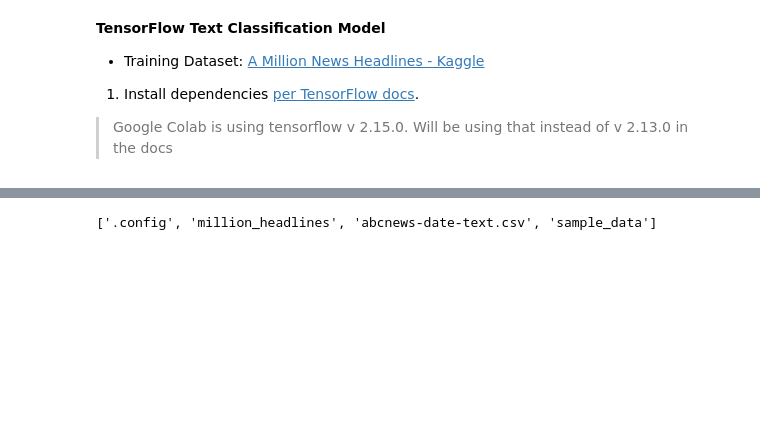
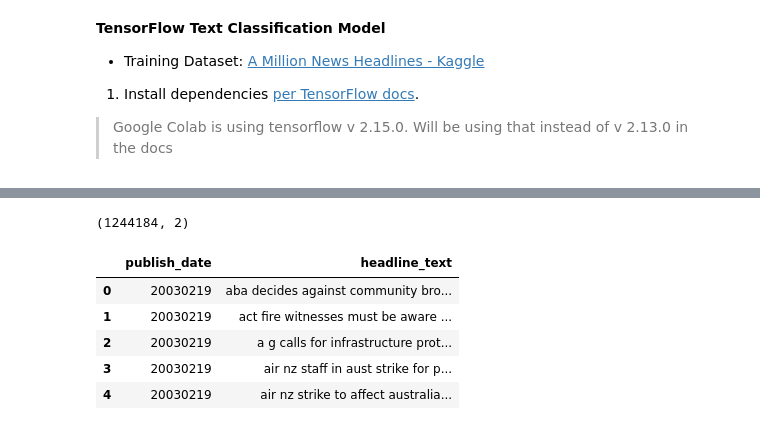
Before and after one commit to samlawson1/news, a Jupyter notebook: tensorflow_model_train/NYT_TensorFlow_Model_Training.ipynb, the cells around one changed output, grey strips where cells are left out. Saved outputs shown, nothing was run; the diff lists cells and outputs as text; code cells hidden in the pictures; blank space fills up the shorter version.

```diff
--- a/tensorflow_model_train/NYT_TensorFlow_Model_Training.ipynb
+++ b/tensorflow_model_train/NYT_TensorFlow_Model_Training.ipynb
@@ -67,4 +48,14 @@ for dir in dirs:
-# %%
-os.listdir('million')
-# %% [output]
-['.config', 'million_headlines', 'abcnews-date-text.csv', 'sample_data']
+# %%
+#Read in dataset with pandas and show values
+file = 'abcnews-date-text.csv'
+df = pd.read_csv(file)
+print(df.shape)
+df.head()
+# %% [output]
+(1244184, 2)
+|  | publish_date | headline_text |
+| 0 | 20030219 | aba decides against community bro... |
+| 1 | 20030219 | act fire witnesses must be aware ... |
+| 2 | 20030219 | a g calls for infrastructure prot... |
+| 3 | 20030219 | air nz staff in aust strike for p... |
+| 4 | 20030219 | air nz strike to affect australia... |
```
Also changed, not shown: parts of 6 cells of this notebook.
